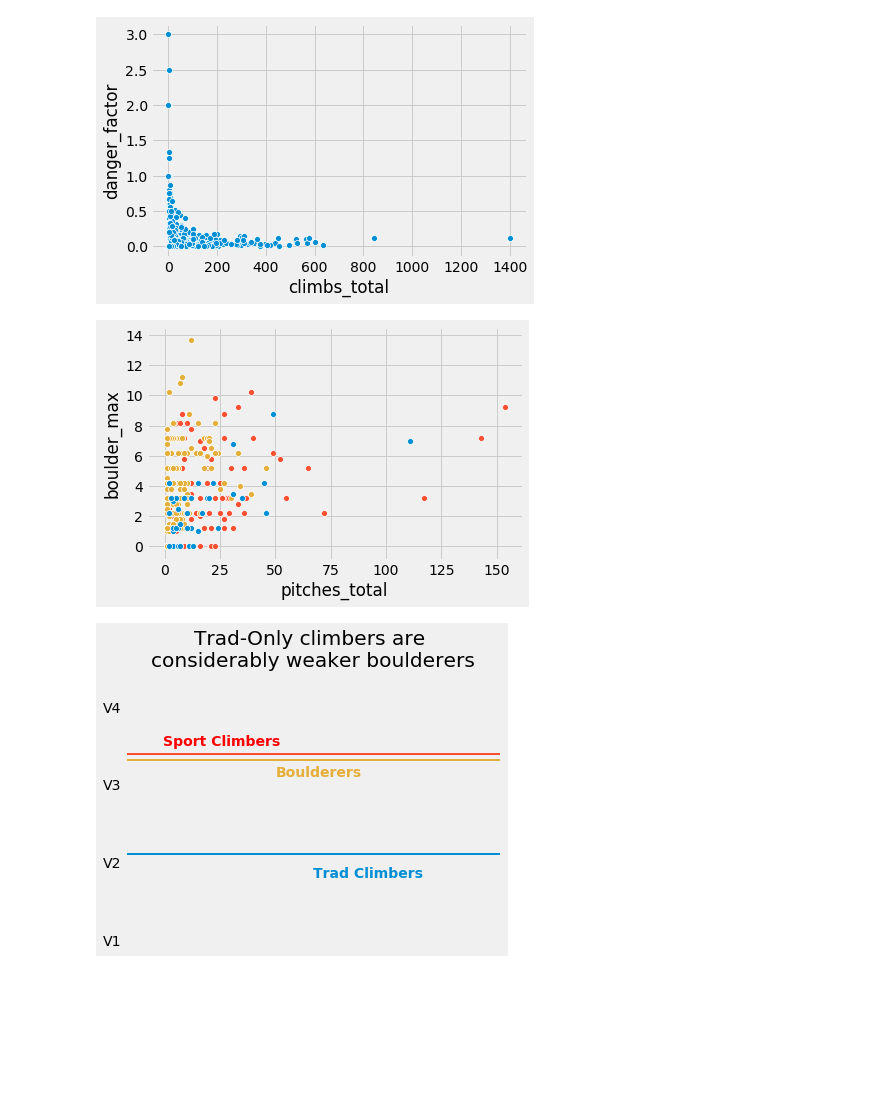
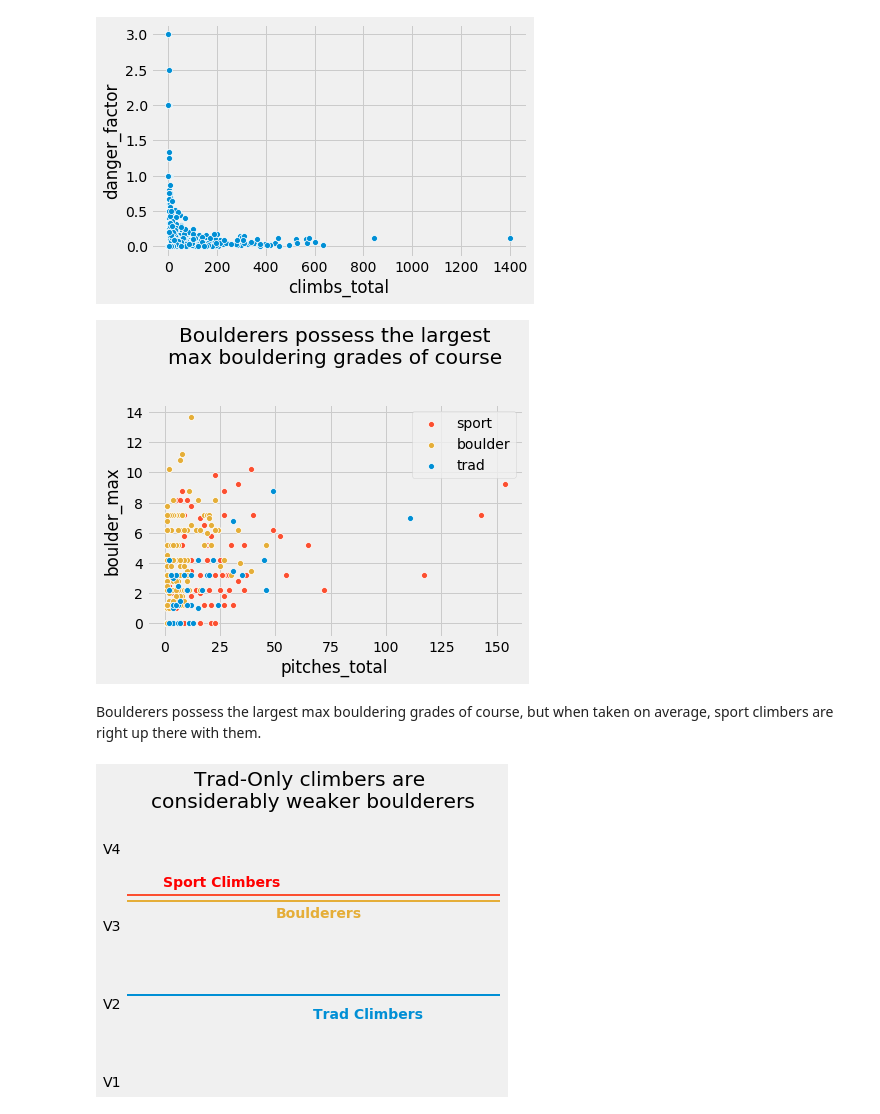
Before and after one commit to Tclack88/MountainProject, a Jupyter notebook: mproj_analysis.ipynb, the cells around one changed output. Drawn from its saved outputs; the diff is of its cells as text; code cells hidden in the pictures; blank space fills up the shorter version.

```diff
--- a/mproj_analysis.ipynb
+++ b/mproj_analysis.ipynb
@@ -2,9 +2,10 @@
 <a href="https://colab.research.google.com/github/Tclack88/MountainProject/blob/master/mproj_analysis.ipynb" target="_parent"><img src="https://colab.research.google.com/assets/colab-badge.svg" alt="Open In Colab"/></a>
 # %%
 import pandas as pd
+import matplotlib.pyplot as plt
 import seaborn as sb
-import matplotlib.pyplot as plt
 import numpy as np
+plt.style.use('fivethirtyeight')
 # %%
 source1 = "https://raw.githubusercontent.com/Tclack88/MountainProject/master/climber_data.csv"
 source2 = "https://raw.githubusercontent.com/Tclack88/MountainProject/master/climber_data2.csv"
@@ -78,17 +82,21 @@ sb.scatterplot('climbs_total','danger_factor',data=df);
 # %%
 only_trad = df[(df.sport_count == 0) & (df.trad_count > 0)]
 only_sport = df[(df.trad_count == 0) & (df.sport_count > 0)]
 only_boulder = df[(df.trad_count == 0) & (df.sport_count == 0)]
 
 sb.scatterplot(x='pitches_total',y='boulder_max',data=only_sport,color='C1')
 sb.scatterplot(x='pitches_total',y='boulder_max',data=only_boulder,color='C2')
-sb.scatterplot(x='pitches_total',y='boulder_max',data=only_trad,color='C0');
+sb.scatterplot(x='pitches_total',y='boulder_max',data=only_trad,color='C0')
+plt.legend(['sport','boulder','trad'])
+plt.title('Boulderers possess the largest\nmax bouldering grades of course',pad=40);
 # plt.axhline(y = only_boulder.boulder_max.mean(),lw=2,color='C2')
 # plt.axhline(y = only_sport.boulder_max.mean(),lw=2,color='C1')
 # plt.axhline(y = only_trad.boulder_max.mean(),lw=2,color='C0');
 #sb.scatterplot('discipline','boulder_max',data=df)
 # %% [output]
-[figure, old version]
+[figure, new version]
+# %% [markdown]
+Boulderers possess the largest max bouldering grades of course, but when taken on average, sport climbers are right up there with them.
 # %%
 # plt.axhline(y = only_trad.boulder_max.mean(),lw=2,color='C0')
 # plt.axhline(y = only_sport.boulder_max.mean(),lw=2,color='C1')
```
Also changed, not shown: parts of 3 cells of this notebook.
